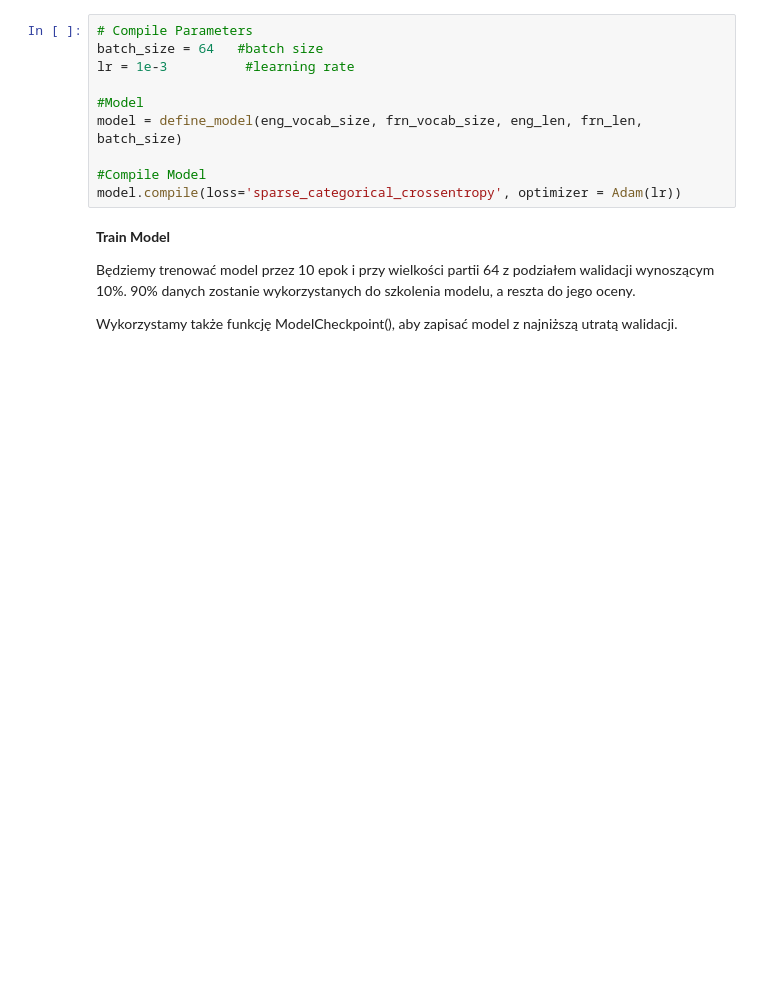
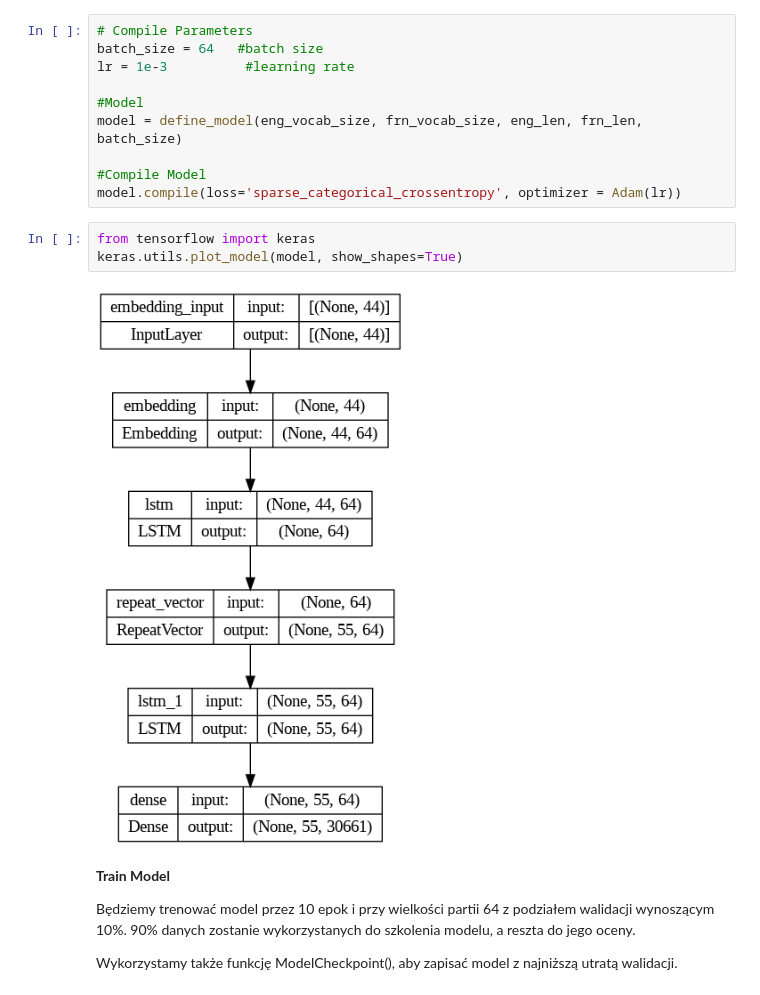
Before and after one commit to adalbertii/modele-NLP, a Jupyter notebook: NLP_translation_english_french.ipynb, the cells around one changed output. Saved outputs shown, nothing was run; the diff lists cells and outputs as text; blank space fills up the shorter version.

```diff
--- a/NLP_translation_english_french.ipynb
+++ b/NLP_translation_english_french.ipynb
@@ -235,6 +235,11 @@ model = define_model(eng_vocab_size, frn_vocab_size, eng_len, frn_len, batch_siz
 
 #Compile Model
 model.compile(loss='sparse_categorical_crossentropy', optimizer = Adam(lr))
+# %%
+from tensorflow import keras
+keras.utils.plot_model(model, show_shapes=True)
+# %% [output]
+[figure, added]
 # %% [markdown]
 **Train Model**
 
```
Also changed, not shown: parts of 3 cells of this notebook.
